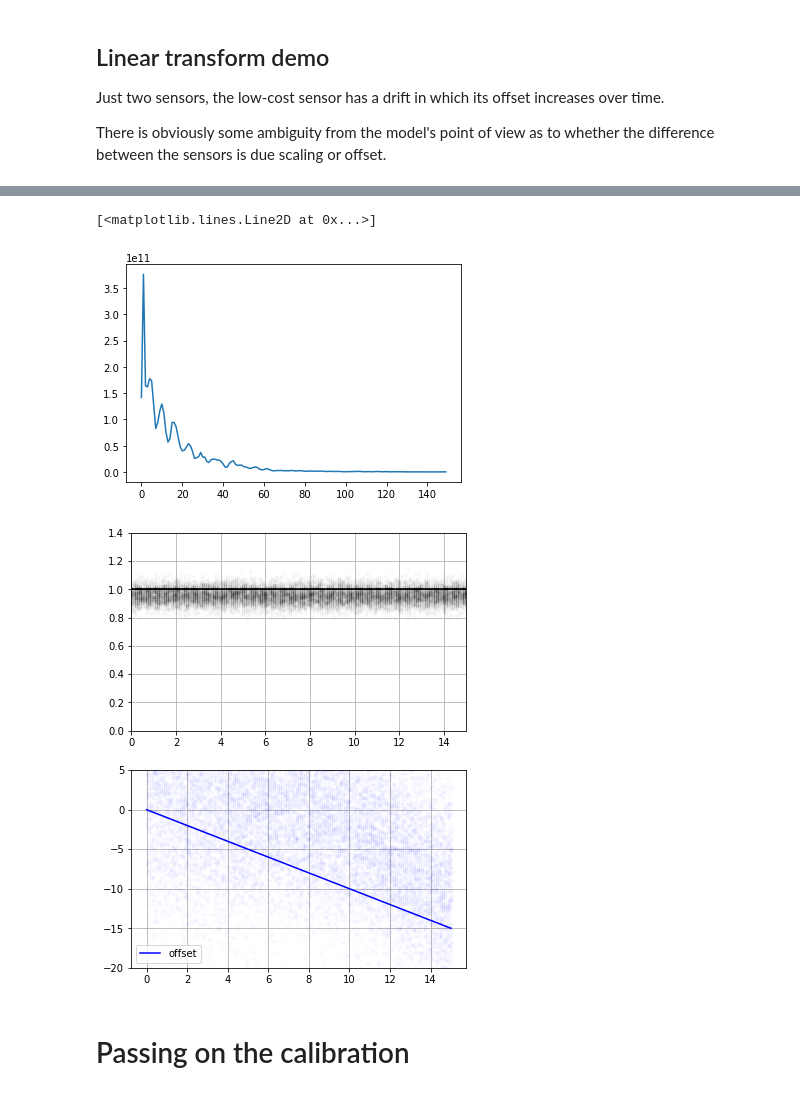
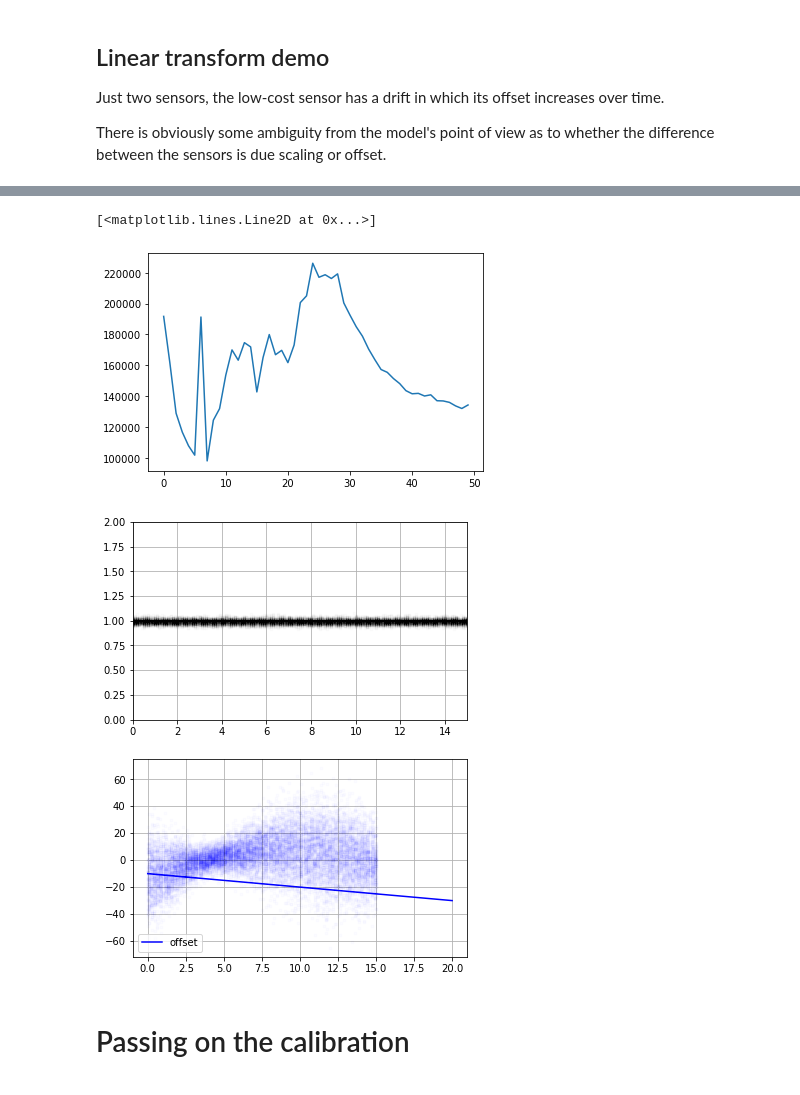
Before and after one commit to lionfish0/calibration, a Jupyter notebook: jupyter/Demo.ipynb, the cells around one changed output, grey strips where cells are left out. Saved outputs shown, nothing was run; the diff lists cells and outputs as text; code cells hidden in the pictures.

```diff
--- a/jupyter/Demo.ipynb
+++ b/jupyter/Demo.ipynb
@@ -180,8 +153,8 @@ Just two sensors, the low-cost sensor has a drift in which its offset increases
 
 There is obviously some ambiguity from the model's point of view as to whether the difference between the sensors is due scaling or offset.
 # %%
-X = np.c_[np.linspace(0,20,21),np.zeros(21),np.ones(21)]
-y = np.cos(X[:,0])*25+100
-Y = np.c_[y,y+X[:,0]]
+X = np.c_[np.linspace(0,20,51),np.zeros(51),np.ones(51)]
+y = np.cos(X[:,0])*25+25#+100
+Y = np.c_[y,y+X[:,0]+10]
 refsensor = np.array([1,0])
 Z = np.linspace(0,20,5)[:,None]
@@ -190,14 +169,21 @@ Z = np.linspace(0,20,5)[:,None]
 #    return 100*(samps[:,:,0:1]) + Y*samps[:,:,1:2] + (samps[:,:,2:3]*Y**2)/1000
 
 def transform_fn(samps,Y,sideY):
-    return 100*samps[:,:,0:1] + Y*samps[:,:,1:2]
+    return 10*samps[:,:,0:1] + Y*tf.exp(samps[:,:,1:2])
     #return 100*samps[:,:,0:1] + Y*tf.exp(samps[:,:,1:2])
+
+import tensorflow_probability as tfp
+tfd = tfp.distributions
+class AltCalibrationSystem(CalibrationSystem):
+    def likelihoodfn(self,scaledA,scaledB,ref):
+        likelihoodstd = np.sqrt((self.likelihoodstd**2)*np.sum(1-ref,1))
+        return tfd.Normal(0,likelihoodstd).log_prob(scaledA-scaledB) #think this is more appropriate for the data
 
 #ks = [gpflow.kernels.RBF(1,15)+gpflow.kernels.Bias(1)]
 #kernelindices = [[0]*len(refsensor)]*2
 #if we know the lengthscale of the scaling is larger, then we can help the model..
-ks = [gpflow.kernels.RBF(1,15)+gpflow.kernels.Bias(1),gpflow.kernels.Bias(1)]
+ks = [gpflow.kernels.RBF(1,25)+gpflow.kernels.Bias(1),gpflow.kernels.Bias(0.001**2)]
 kernelindices = [[0]*len(refsensor),[1]*len(refsensor)]
 
-cs = CalibrationSystem(X, Y, Z, refsensor, 2, transform_fn, ks, kernelindices,likelihoodstd=0.001,lr=0.5)
-elbo_record = cs.run(its=150)
+cs = AltCalibrationSystem(X, Y, Z, refsensor, 2, transform_fn, ks, kernelindices,likelihoodstd=0.01,lr=0.2)
+elbo_record = cs.run(its=50)
@@ -216,39 +192,40 @@ plt.plot(elbo_record)
 #plt.ylim([0,300000000])
 # %% [output]
 [<matplotlib.lines.Line2D at 0x...>]
-[figure, old version]
+[figure, new version]
 # %%
 #build test matrix
 C = 2
 for si,refs in enumerate(refsensor):
     if refs: continue
     x = np.linspace(0,15,151)
     testX = np.zeros([0,3])
     for ci in range(C):
         tempX = np.c_[x,np.ones_like(x)*si,np.full_like(x,ci)]
         testX = np.r_[testX,tempX]#.astype(int)
     testsm = SparseModel(testX,cs.Z,C,cs.k)
     qf_mu,qf_cov = testsm.get_qf(cs.mu,cs.scale)
     samps = testsm.get_samples_one_sensor(cs.mu,cs.scale)
 
     plt.figure(figsize=[6,8])
     plt.subplot(2,1,1)
-    plt.plot(x,samps[:,:,1].numpy().T,'k.',alpha=0.01);
+    plt.plot(x,np.exp(samps[:,:,1].numpy().T),'k.',alpha=0.01);
     plt.hlines(1,0,15,'k',label='scale')
     #plt.plot(-getsensorshift(x,np.ones_like(x).astype(int)))
     plt.grid()
     plt.vlines(Z[:,0],-.3,-.2)
-    #plt.ylim([-20,2])
+    plt.ylim([0,2])
     plt.xlim([0,15])
-    plt.ylim([0,1.4])
+    #plt.ylim([0,1.4])
     plt.subplot(2,1,2)
     plt.grid()
-    plt.plot([0,15],[0,-15],'b-',label='offset')
-    plt.plot(x,100*samps[:,:,0].numpy().T,'b.',alpha=0.01);
+
+    plt.plot([0,X[-1,0]],[-10,-X[-1,0]-10],'b-',label='offset')
+    plt.plot(x,10*samps[:,:,0].numpy().T,'b.',alpha=0.01);
     plt.legend(loc='lower left')
-    plt.ylim([-20,5])
+    #plt.ylim([-20,5])
 # %% [output]
-[figure, old version]
+[figure, new version]
 # %% [markdown]
 # Passing on the calibration
 # %%
```
Also changed, not shown: parts of 9 cells of this notebook, 6 other files.
